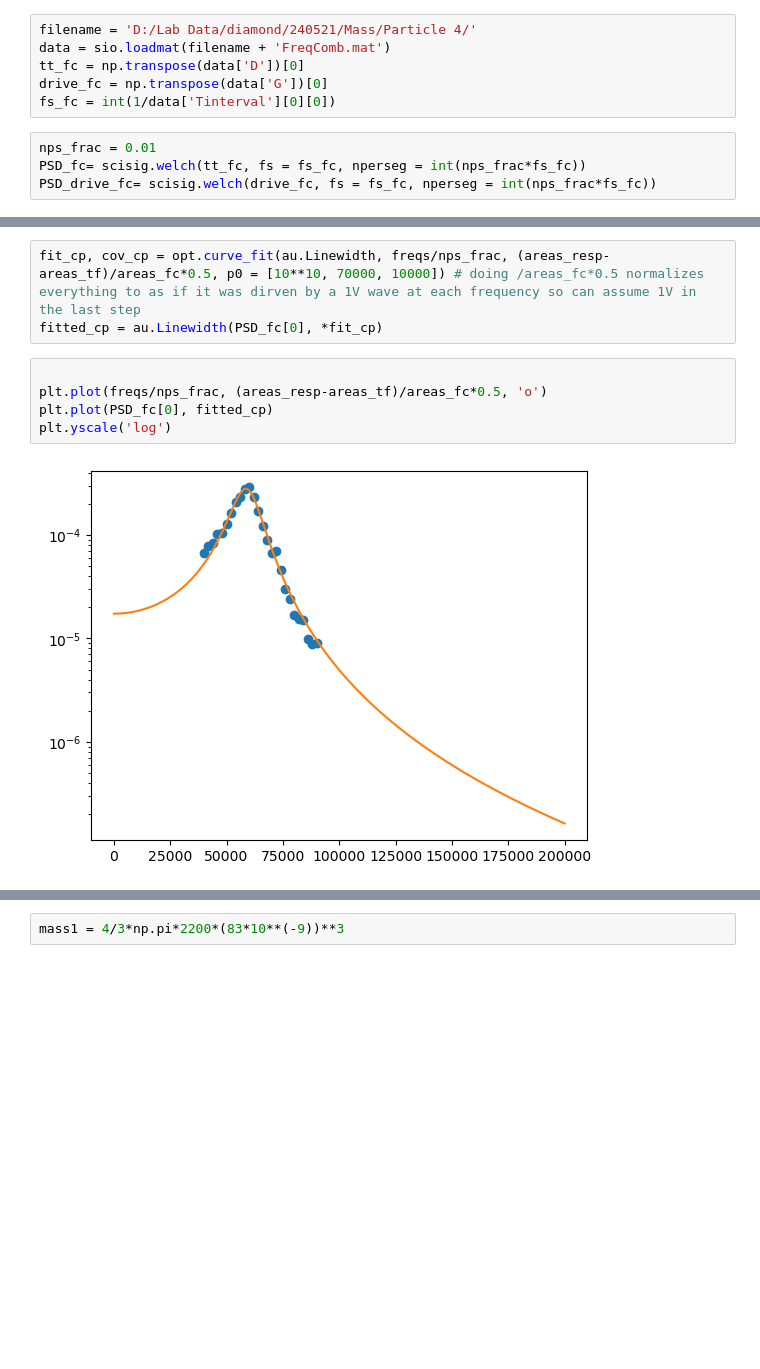
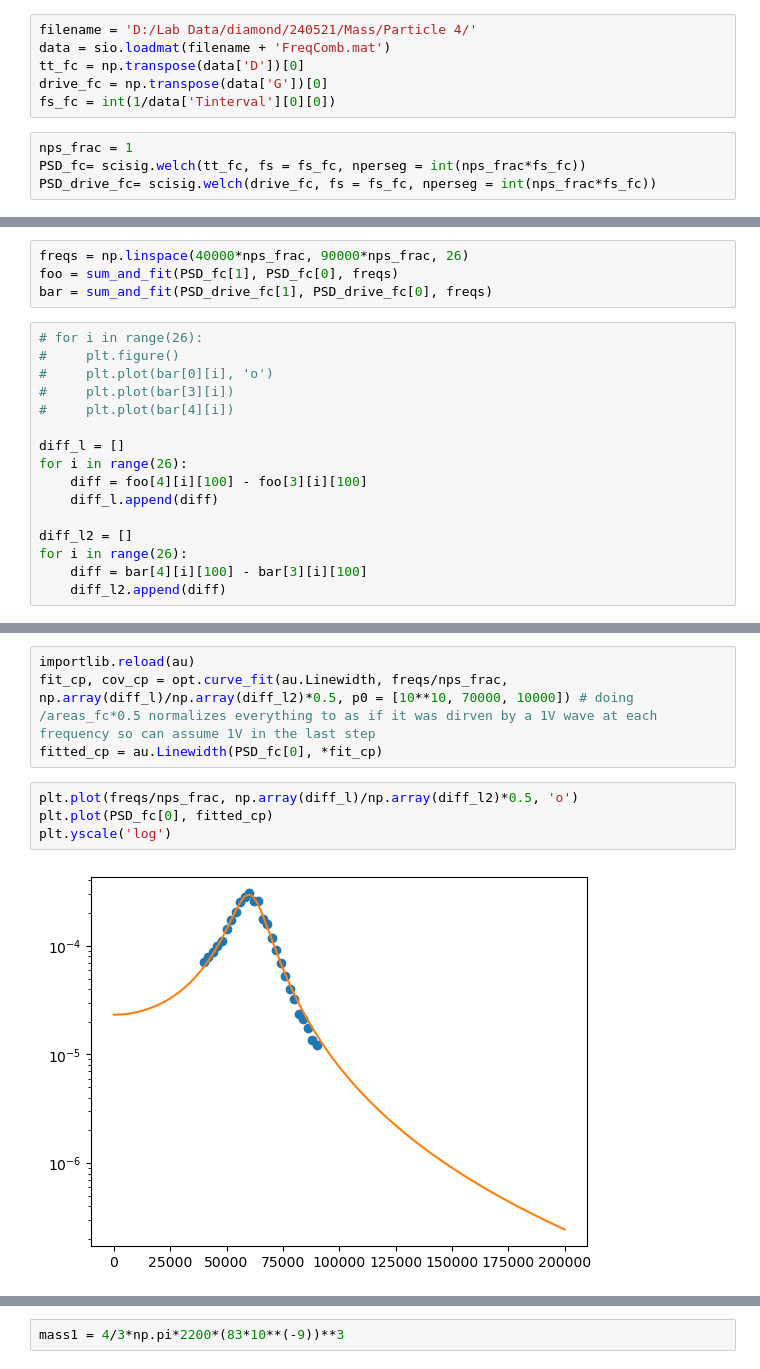
Before and after one commit to tompenny/SIMPLE_MASTQG_diamond, a Jupyter notebook: Particle Mass.ipynb, the cells around one changed output, grey strips where cells are left out. Cells and saved outputs as stored; diff of their text form; blank space fills up the shorter version.

```diff
--- a/Particle Mass.ipynb
+++ b/Particle Mass.ipynb
@@ -89,7 +96,7 @@ tt_fc = np.transpose(data['D'])[0]
 drive_fc = np.transpose(data['G'])[0]
 fs_fc = int(1/data['Tinterval'][0][0])
 # %%
-nps_frac = 0.01
+nps_frac = 1
 PSD_fc= scisig.welch(tt_fc, fs = fs_fc, nperseg = int(nps_frac*fs_fc))
 PSD_drive_fc= scisig.welch(drive_fc, fs = fs_fc, nperseg = int(nps_frac*fs_fc))
 # %%
@@ -134,0 +171,20 @@ plt.yscale('log')
+# %%
+freqs = np.linspace(40000*nps_frac, 90000*nps_frac, 26)
+foo = sum_and_fit(PSD_fc[1], PSD_fc[0], freqs)
+bar = sum_and_fit(PSD_drive_fc[1], PSD_drive_fc[0], freqs)
+# %%
+# for i in range(26):
+#     plt.figure()
+#     plt.plot(bar[0][i], 'o')
+#     plt.plot(bar[3][i])
+#     plt.plot(bar[4][i])
+
+diff_l = []
+for i in range(26):
+    diff = foo[4][i][100] - foo[3][i][100]
+    diff_l.append(diff)
+
+diff_l2 = []
+for i in range(26):
+    diff = bar[4][i][100] - bar[3][i][100]
+    diff_l2.append(diff)
@@ -135,10 +196,10 @@ plt.yscale('log')
 # %%
-fit_cp, cov_cp = opt.curve_fit(au.Linewidth, freqs/nps_frac, (areas_resp-areas_tf)/areas_fc*0.5, p0 = [10**10, 70000, 10000]) # doing /areas_fc*0.5 normalizes everything to as if it was dirven by a 1V wave at each frequency so can assume 1V in the last step
+importlib.reload(au)
+fit_cp, cov_cp = opt.curve_fit(au.Linewidth, freqs/nps_frac, np.array(diff_l)/np.array(diff_l2)*0.5, p0 = [10**10, 70000, 10000]) # doing /areas_fc*0.5 normalizes everything to as if it was dirven by a 1V wave at each frequency so can assume 1V in the last step
 fitted_cp = au.Linewidth(PSD_fc[0], *fit_cp)
 # %%
-
-plt.plot(freqs/nps_frac, (areas_resp-areas_tf)/areas_fc*0.5, 'o')
+plt.plot(freqs/nps_frac, np.array(diff_l)/np.array(diff_l2)*0.5, 'o')
 plt.plot(PSD_fc[0], fitted_cp)
 plt.yscale('log')
 # %% [output]
-[figure, old version]
+[figure, new version]
```
Also changed, not shown: parts of 32 cells of this notebook.
